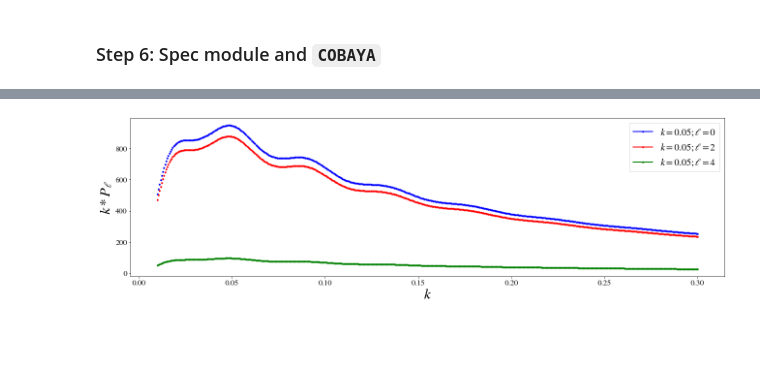
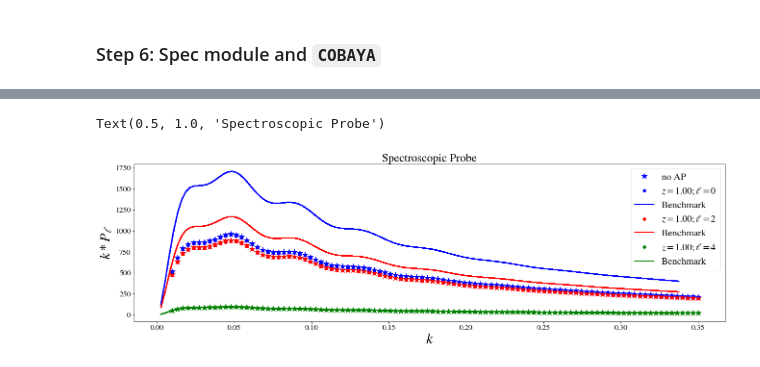
Before and after one commit to cloe-org/CLOE, a Jupyter notebook: likelihood_test.ipynb, the cells around one changed output, grey strips where cells are left out. Drawn from its saved outputs; the diff is of its cells as text; code cells hidden in the pictures; blank space fills up the shorter version.

```diff
--- a/likelihood_test.ipynb
+++ b/likelihood_test.ipynb
@@ -673,0 +654,3 @@ fiducial_cosmology.cosmo_dic['H']
+# %%
+h = fiducial_cosmology.cosmo_dic['H'][0]/100
+h[0]
@@ -678,4 +663,7 @@ from likelihood.spectroscopic_survey.spec import Spec
 # %%
 spec = Spec(cosmology.cosmo_dic, fiducial_cosmology.cosmo_dic)
 # %%
-k_win = np.linspace(0.01, 0.3, 500)
+k_win = np.linspace(0.01, 0.35, 100)
+# %%
+spec_data = np.genfromtxt("/data2/EUCLID/likelihood-implementation/data/ExternalBenchmark/Spectroscopic/data_Ariel.dat")
+spec_data[:, 0]
@@ -682,12 +685,20 @@ k_win = np.linspace(0.01, 0.3, 500)
+# %%
+P0, P2, P4 = spec.multipole_spectra_noap(1, k_win)
 # %%
 color=['blue', 'red', 'green']
 plt.figure(figsize=(22,6))
+plt.plot(k_win, k_win*P0, '*', color=color[0], markersize=13, label='no AP')
+plt.plot(k_win, k_win*P2, '*', color=color[1], markersize=13)
+plt.plot(k_win, k_win*P4, '*', color=color[2], markersize=13)
 for i, k in enumerate(k_win):
     for j, mu in enumerate([0, 2, 4]):
-        plt.plot(k, k*spec.multipole_spectra(1, k, mu), '.-', color=color[j],
-            label=r"$k=0.05; \ell={}$".format(mu) if i == 0 else "")
+        plt.plot(k, k*spec.multipole_spectra(1.0, k, mu), 'o', color=color[j],
+            label=r"$z=1.00; \ell={}$".format(mu) if i == 0 else "")
+        plt.plot(spec_data[:, 0]*h[0], (2*np.pi)**3*spec_data[:, 0]*h[0]*spec_data[:, mu+1]/(h[0]**3), linestyle='-', label="Benchmark " if i == 0 else "", color=color[j])
 plt.xlabel("$k$", fontsize=30);
 plt.ylabel(r"$k*P_\ell$", fontsize=30);
 plt.legend();
+plt.title("Spectroscopic Probe", fontsize=24)
 # %% [output]
+Text(0.5, 1.0, 'Spectroscopic Probe')
-[figure, old version]
+[figure, new version]
```
Also changed, not shown: parts of 11 cells of this notebook.
